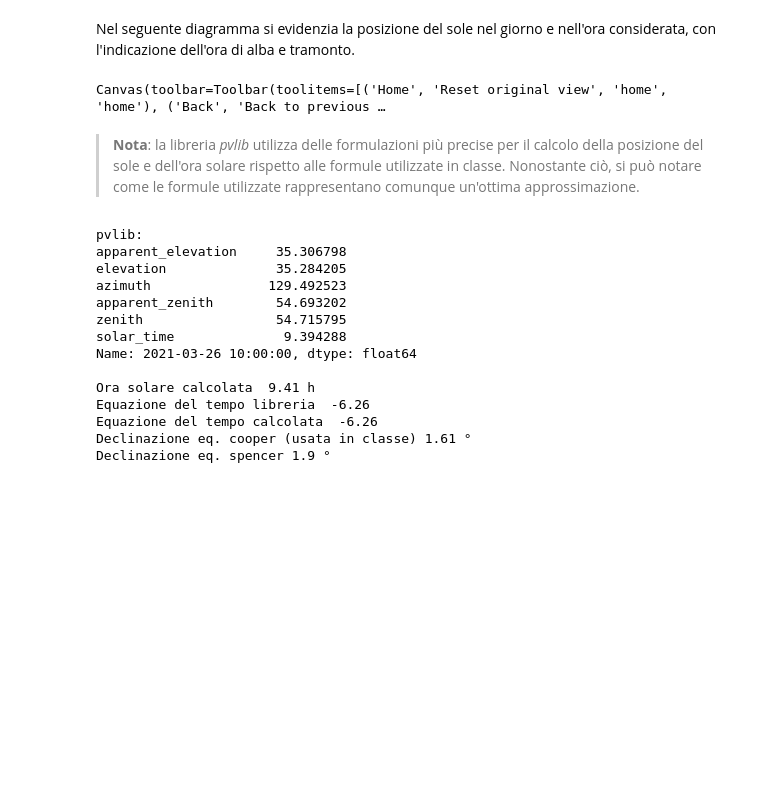
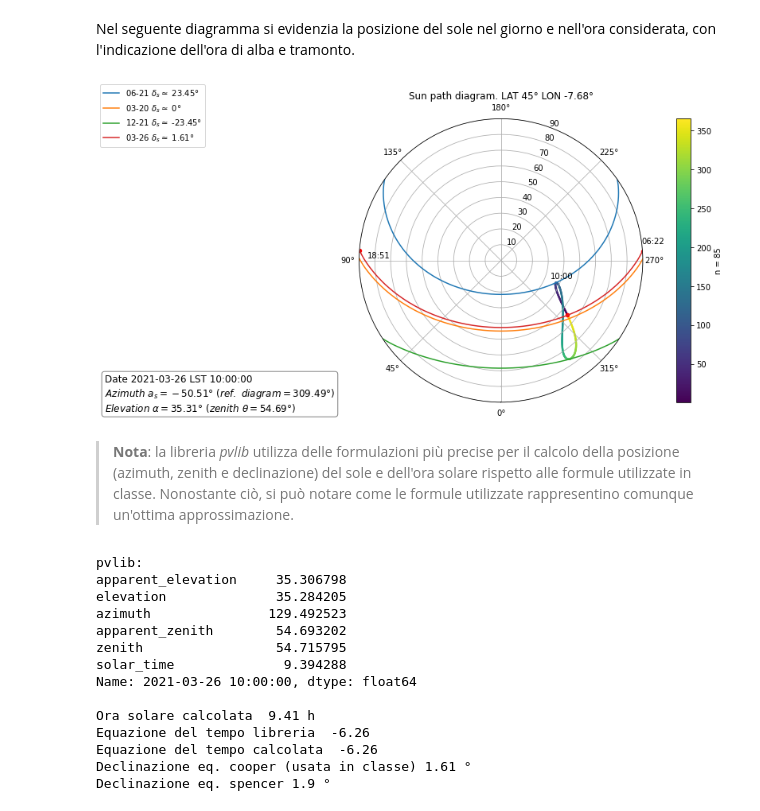
Before and after one commit to DSSchiera/materials, a Jupyter notebook: Esercitazione4_1_Angoli_Solari_EFR2021.ipynb, the cells around one changed output. Saved outputs shown, nothing was run; the diff lists cells and outputs as text; code cells hidden in the pictures; blank space fills up the shorter version.

```diff
--- a/Esercitazione4_1_Angoli_Solari_EFR2021.ipynb
+++ b/Esercitazione4_1_Angoli_Solari_EFR2021.ipynb
@@ -184,23 +187,20 @@ ax2 = plt.subplot(1, 1, 1, projection='polar')
 corr = -180
 # Analemma per l'ora in esame
 times = pd.date_range(time,time +pd.Timedelta(days=364),freq='D', tz='UTC')
-
 solpos = solarposition.get_solarposition(times, L, l_local, method='ephemeris')  # lo converte in UTC
 # remove nighttime
 solpos = solpos.loc[solpos['apparent_elevation'] > 0, :]
 points = ax2.scatter(np.radians(solpos.azimuth + corr), solpos.apparent_zenith, s=2, label=None,c=np.unique(solpos.index.dayofyear))
 ax2.figure.colorbar(points, label = f'n = {n}')
-
-
+# Posizione sole
 ax2.scatter(np.radians(pos.azimuth + corr),pos.apparent_zenith, s=20, label=None, c='red')
-
+# Ora posizione
 r = solpos.apparent_zenith
 postext = solpos.loc[r.idxmin(), :]
 ax2.text(np.radians(postext['azimuth'] + corr)-0.05, postext['apparent_zenith']-4, time.strftime('%H:%M'))
-
 # Disengno sun path particolari (soltizi ed equinozi)
-color = {'2020-06-22':'tab:blue', '2020-03-22':'tab:orange', '2020-12-22':'tab:green',time.strftime('%Y-%m-%d'):'tab:red'}
-days = {'2020-06-22':23.45, '2020-03-22':0, '2020-12-22':-23.45,time.strftime('%Y-%m-%d'):round(declination,2)}
+color = {'2020-06-21':'tab:blue', '2020-03-20':'tab:orange', '2020-12-21':'tab:green',time.strftime('%Y-%m-%d'):'tab:red'}
+days = {'2020-06-21':23.45, '2020-03-20':0, '2020-12-21':-23.45,time.strftime('%Y-%m-%d'):round(declination,2)}
 for date in pd.to_datetime(list(days.keys())):
     times = pd.date_range(date, date + pd.Timedelta('24h'), freq='1min', tz='UTC')
     solpos = solarposition.get_solarposition(times, L, l_local)
@@ -210,38 +210,36 @@ for date in pd.to_datetime(list(days.keys())):
     ax2.plot(np.radians(solpos.azimuth + corr), solpos.apparent_zenith, label=label+f' $\delta_s \simeq$ {days[d]}°',c=color[d])
 
 sun_rise_set_transit = solarposition.sun_rise_set_transit_ephem(times,L,l_local).iloc[0]
 sunrise = sun_rise_set_transit['sunrise']
 sunset = sun_rise_set_transit['sunset']
 
 postext = solpos.iloc[0]
 ax2.text(np.radians(postext['azimuth'] + corr)-0.05, postext['apparent_zenith'], sunrise.strftime('%H:%M'))
 ax2.scatter(np.radians(postext.azimuth + corr),postext.apparent_zenith, s=20, label=None, c='red')
 postext = solpos.iloc[-1]
 ax2.text(np.radians(postext['azimuth'] + corr)-0.05, postext['apparent_zenith']-5, sunset.strftime('%H:%M'))
 ax2.scatter(np.radians(postext.azimuth + corr),postext.apparent_zenith, s=20, label=None, c='red')
 ax2.figure.legend(loc='upper left')
 
 textstr = '\n'.join((f'Date {time.date()} LST {time.time()}',
     r'$Azimuth \ a_s=%.2f ° \ (ref. \ diagram = %.2f °)$' % (-180+azimuth,[azimuth-corr if azimuth-corr<=360 else  azimuth+corr][0], ),
     r'$Elevation \ \alpha=%.2f ° \ (zenith \ \theta=%.2f °)$' % (90-zenith,zenith, )))
 
-# place a text box in upper left in axes coords
-# these are matplotlib.patch.Patch properties
 props = dict(boxstyle='round', facecolor='white', alpha=0.5)
 ax2.figure.text(0.01, 0.15, textstr, fontsize=12,
         verticalalignment='top', bbox=props)
 
 ax2.set_title(f'Sun path diagram. LAT {L}° LON {l_local}°')
 # cambio coordinate
 ax2.set_theta_zero_location('S')
 ax2.set_theta_direction(-1)
 ax2.set_rmax(90)
 ax2.set_rlabel_position(200)
 fig2.tight_layout()
 # %% [output]
-Canvas(toolbar=Toolbar(toolitems=[('Home', 'Reset original view', 'home', 'home'), ('Back', 'Back to previous …
+[figure, added]
 # %% [markdown]
-> **Nota**: la libreria *pvlib* utilizza delle formulazioni più precise per il calcolo della posizione del sole e dell'ora solare rispetto alle formule utilizzate in classe. Nonostante ciò, si può notare come le formule utilizzate rappresentano comunque un'ottima approssimazione.
+> **Nota**: la libreria *pvlib* utilizza delle formulazioni più precise per il calcolo della posizione (azimuth, zenith e declinazione) del sole e dell'ora solare rispetto alle formule utilizzate in classe. Nonostante ciò, si può notare come le formule utilizzate rappresentino comunque un'ottima approssimazione.
 # %%
 print('pvlib:')
 print(pos.loc[time])
```
Also changed, not shown: parts of 5 cells of this notebook.
